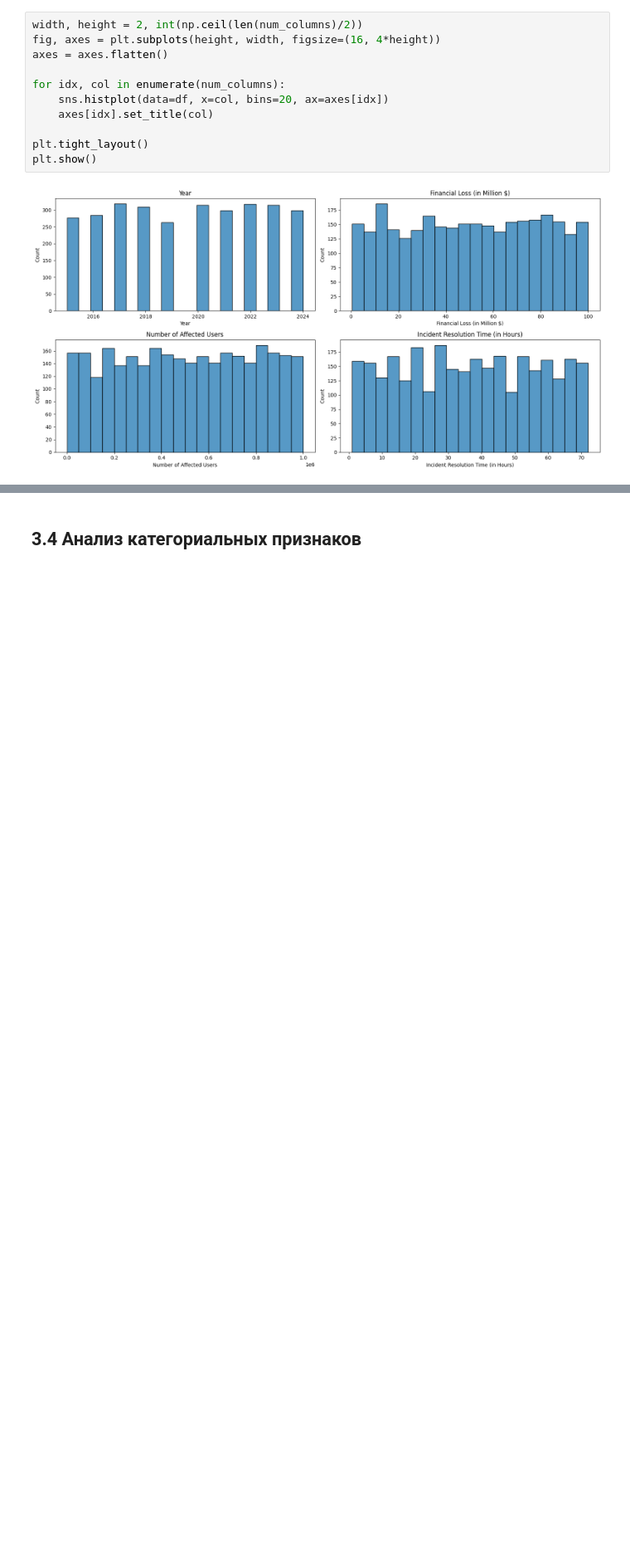
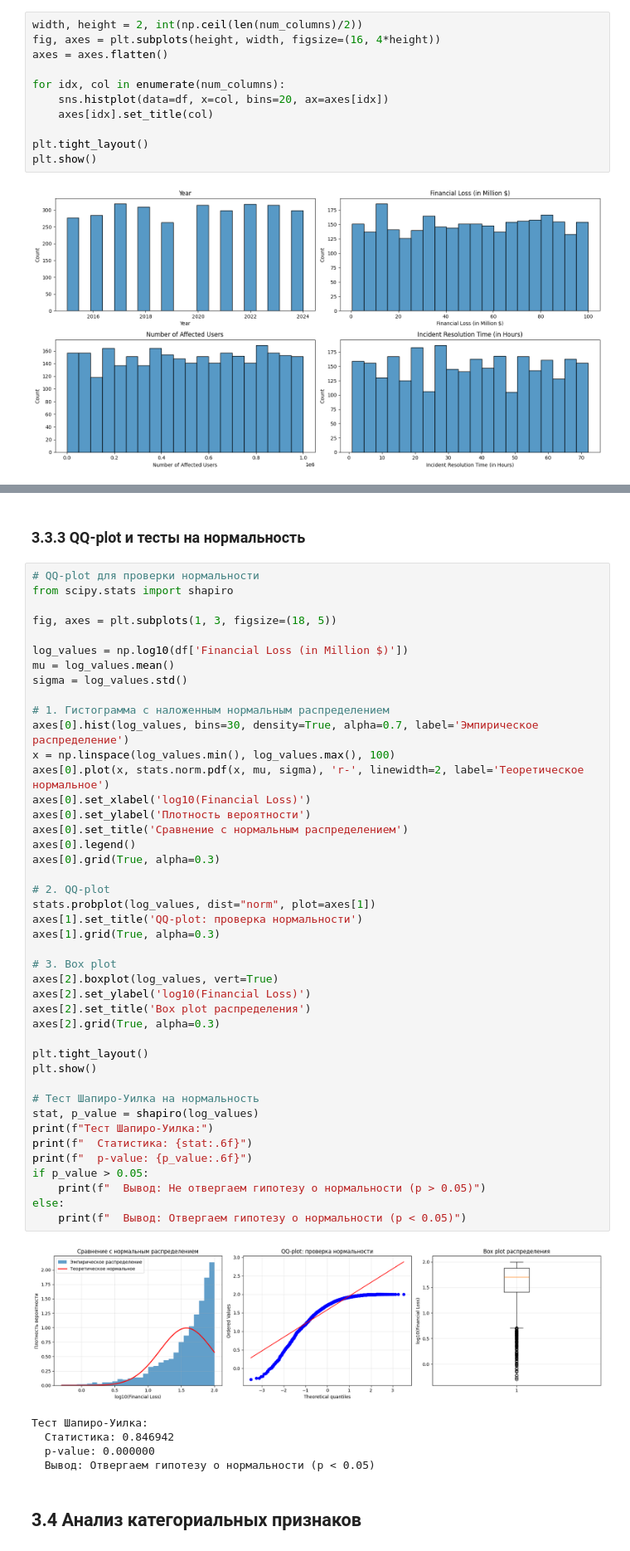
Before and after one commit to 2made1ra/ML_fall25, a Jupyter notebook: lab/first/first_organized.ipynb, the cells around one changed output, grey strips where cells are left out. Shown at 83% size. Drawn from its saved outputs; the diff is of its cells as text; blank space fills up the shorter version.

```diff
--- a/lab/first/first_organized.ipynb
+++ b/lab/first/first_organized.ipynb
@@ -128,3 +181,54 @@ plt.show()
+# %% [markdown]
+### 3.3.3 QQ-plot и тесты на нормальность
+# %%
+# QQ-plot для проверки нормальности
+from scipy.stats import shapiro
+
+fig, axes = plt.subplots(1, 3, figsize=(18, 5))
+
+log_values = np.log10(df['Financial Loss (in Million $)'])
+mu = log_values.mean()
+sigma = log_values.std()
+
+# 1. Гистограмма с наложенным нормальным распределением
+axes[0].hist(log_values, bins=30, density=True, alpha=0.7, label='Эмпирическое распределение')
+x = np.linspace(log_values.min(), log_values.max(), 100)
+axes[0].plot(x, stats.norm.pdf(x, mu, sigma), 'r-', linewidth=2, label='Теоретическое нормальное')
+axes[0].set_xlabel('log10(Financial Loss)')
+axes[0].set_ylabel('Плотность вероятности')
+axes[0].set_title('Сравнение с нормальным распределением')
+axes[0].legend()
+axes[0].grid(True, alpha=0.3)
+
+# 2. QQ-plot
+stats.probplot(log_values, dist="norm", plot=axes[1])
+axes[1].set_title('QQ-plot: проверка нормальности')
+axes[1].grid(True, alpha=0.3)
+
+# 3. Box plot
+axes[2].boxplot(log_values, vert=True)
+axes[2].set_ylabel('log10(Financial Loss)')
+axes[2].set_title('Box plot распределения')
+axes[2].grid(True, alpha=0.3)
+
+plt.tight_layout()
+plt.show()
+
+# Тест Шапиро-Уилка на нормальность
+stat, p_value = shapiro(log_values)
+print(f"Тест Шапиро-Уилка:")
+print(f"  Статистика: {stat:.6f}")
+print(f"  p-value: {p_value:.6f}")
+if p_value > 0.05:
+    print(f"  Вывод: Не отвергаем гипотезу о нормальности (p > 0.05)")
+else:
+    print(f"  Вывод: Отвергаем гипотезу о нормальности (p < 0.05)")
+# %% [output]
+[figure, added]
+Тест Шапиро-Уилка:
+  Статистика: 0.846942
+  p-value: 0.000000
+  Вывод: Отвергаем гипотезу о нормальности (p < 0.05)
 # %% [markdown]
 ## 3.4 Анализ категориальных признаков
 # %%
```
Also changed, not shown: parts of 20 cells of this notebook.
